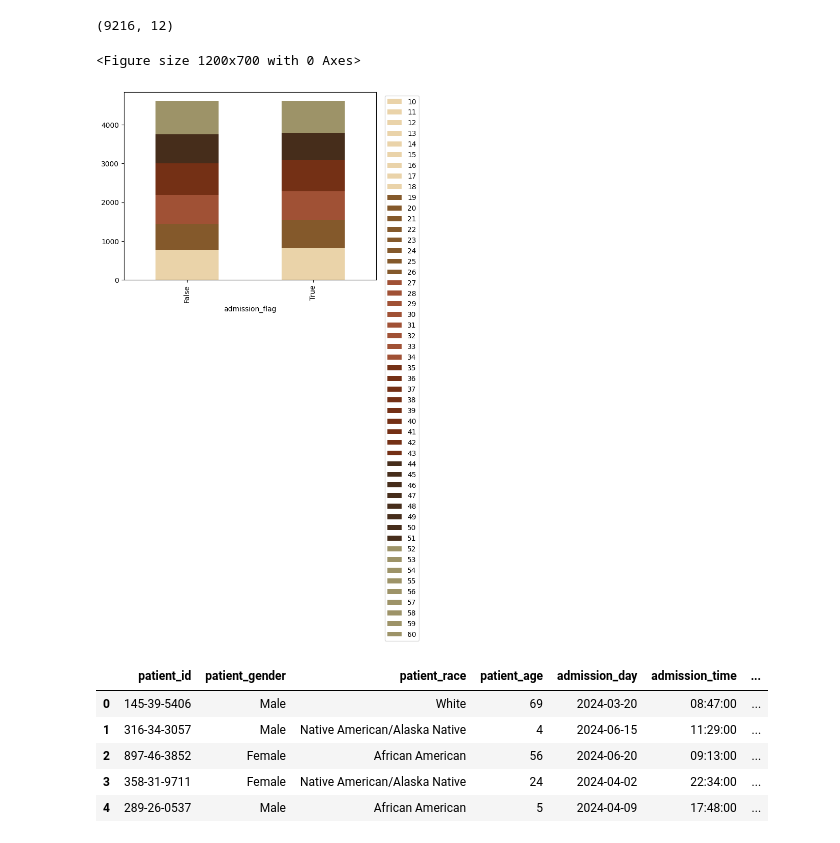
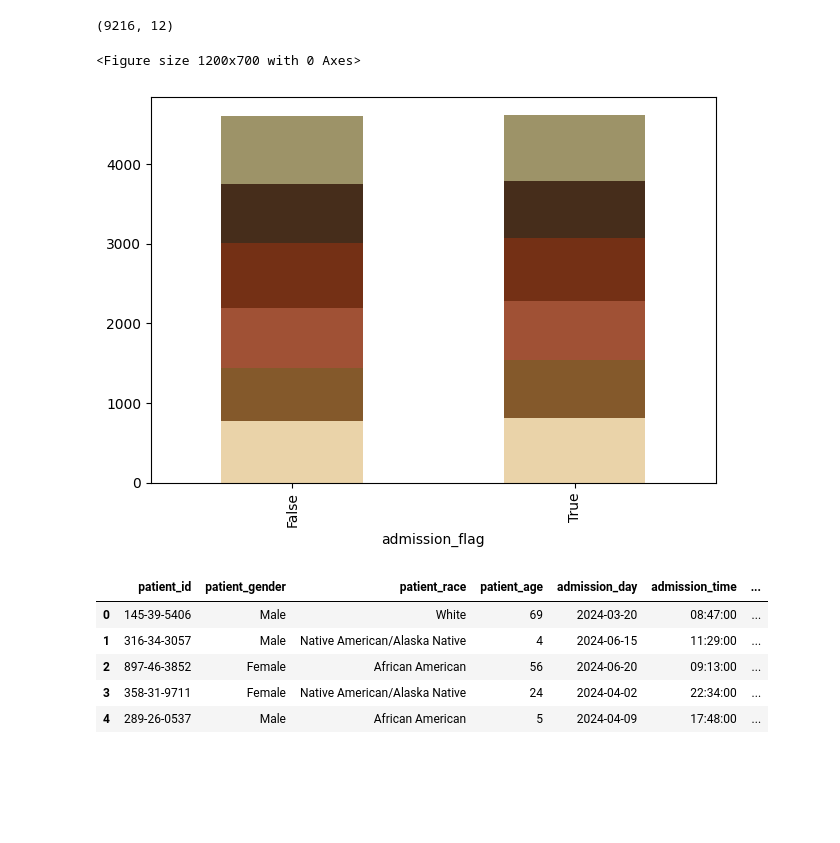
Before and after one commit to Mikayla-ds2/surge-sense, a Jupyter notebook: eda+viz.ipynb, the cells around one changed output. Cells and saved outputs as stored; diff of their text form; code cells hidden in the pictures; blank space fills up the shorter version.

Commit message:
got the plots how i like; need to change up palette and get that nice and smooth

```diff
--- a/eda+viz.ipynb
+++ b/eda+viz.ipynb
@@ -96,21 +90,21 @@ from matplotlib.colors import ListedColormap
 # %%
 # for all my plots
 palette = ['#EAD3A9', '#84592B', '#A05135',
-           '#743015', '#462D1B', '#9D9368']
+           '#743015', '#462D1B', '#9D9368',
+           '#733F28', '#B7966A', '#C4B389']
 customcmap = ListedColormap(palette)
 # %%
 # creating cross table to evaluate if admission is a valuable variable
 crosstab01 = pd.crosstab(data['admission_flag'],
                          data['patient_waittime'])
 
 plt.figure(figsize=(12, 7))
-crosstab01.plot(kind='bar', stacked=True, colormap=customcmap)
-plt.legend(loc='upper left', bbox_to_anchor=(1.02, 1))
+crosstab01.plot(kind='bar', stacked=True, colormap=customcmap, legend=False)
 plt.tight_layout()
 plt.show()
 # %% [output]
 <Figure size 1200x700 with 0 Axes>
-[figure, old version]
+[figure, new version]
 # %%
 # determined by the previous images, admission_flag
 # has inconclusive context and
```
Also changed, not shown: parts of 8 cells of this notebook.
